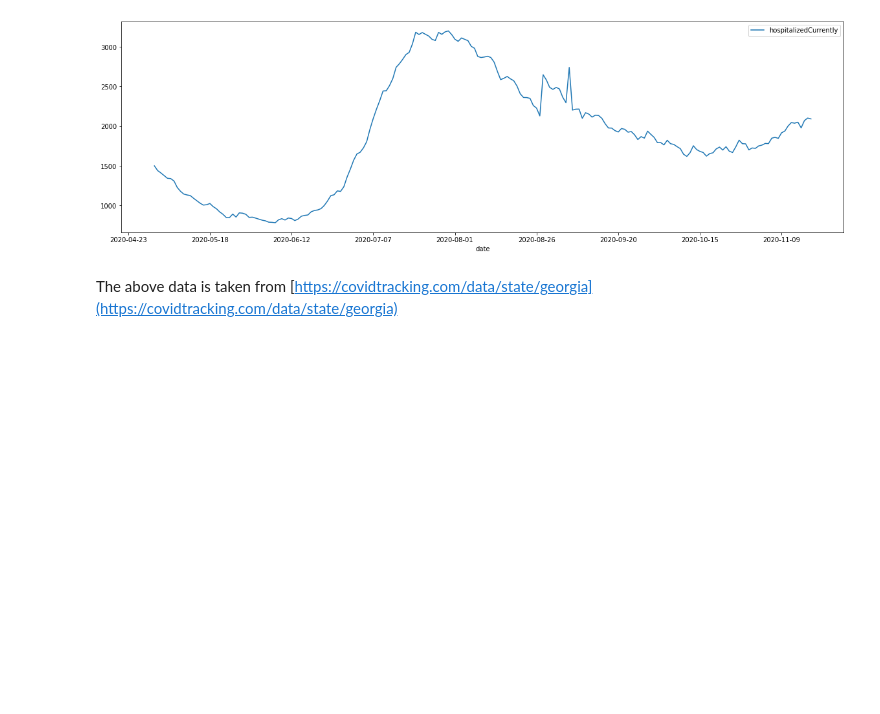
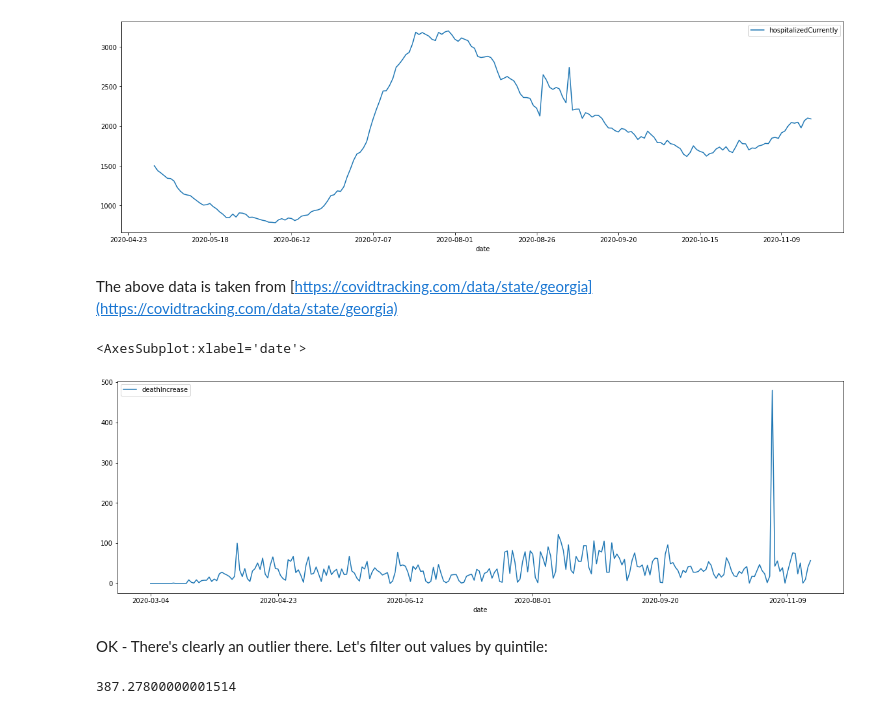
Before and after one commit to msolberg/notebooks, a Jupyter notebook: georgia-covidtracking.ipynb, the cells around one changed output. Saved outputs shown, nothing was run; the diff lists cells and outputs as text; code cells hidden in the pictures; blank space fills up the shorter version.

Commit message:
Add some data cleansing

```diff
--- a/georgia-covidtracking.ipynb
+++ b/georgia-covidtracking.ipynb
@@ -30,0 +17,9 @@ sorted_data
+# %%
+# Sort the data by date
+df = data.sort_values(by=['date'], ascending=True)
+
+# Drop columns which don't interest us.
+df.drop(columns=["state","dataQualityGrade"], inplace=True)
+
+# Ensure that the date is unique
+df["date"].is_unique
@@ -35,3 +50,19 @@ sorted_data.plot(x='date', y='hospitalizedCurrently', figsize=(20,6))
 [figure]
 # %% [markdown]
 The above data is taken from [https://covidtracking.com/data/state/georgia](https://covidtracking.com/data/state/georgia)
+# %%
+deaths = df.loc[:,('date', 'deathIncrease')]
+
+deaths.sort_values(by=['date'], ascending=True, inplace=True)
+
+deaths.plot(x='date', y='deathIncrease', figsize=(20,6))
+# %% [output]
+<AxesSubplot:xlabel='date'>
+[figure, added]
+# %% [markdown]
+OK - There's clearly an outlier there. Let's filter out values by quintile:
+# %%
+q = deaths["deathIncrease"].quantile(.999)
+q
+# %% [output]
+387.27800000001514
```
Also changed, not shown: parts of 8 cells of this notebook.
